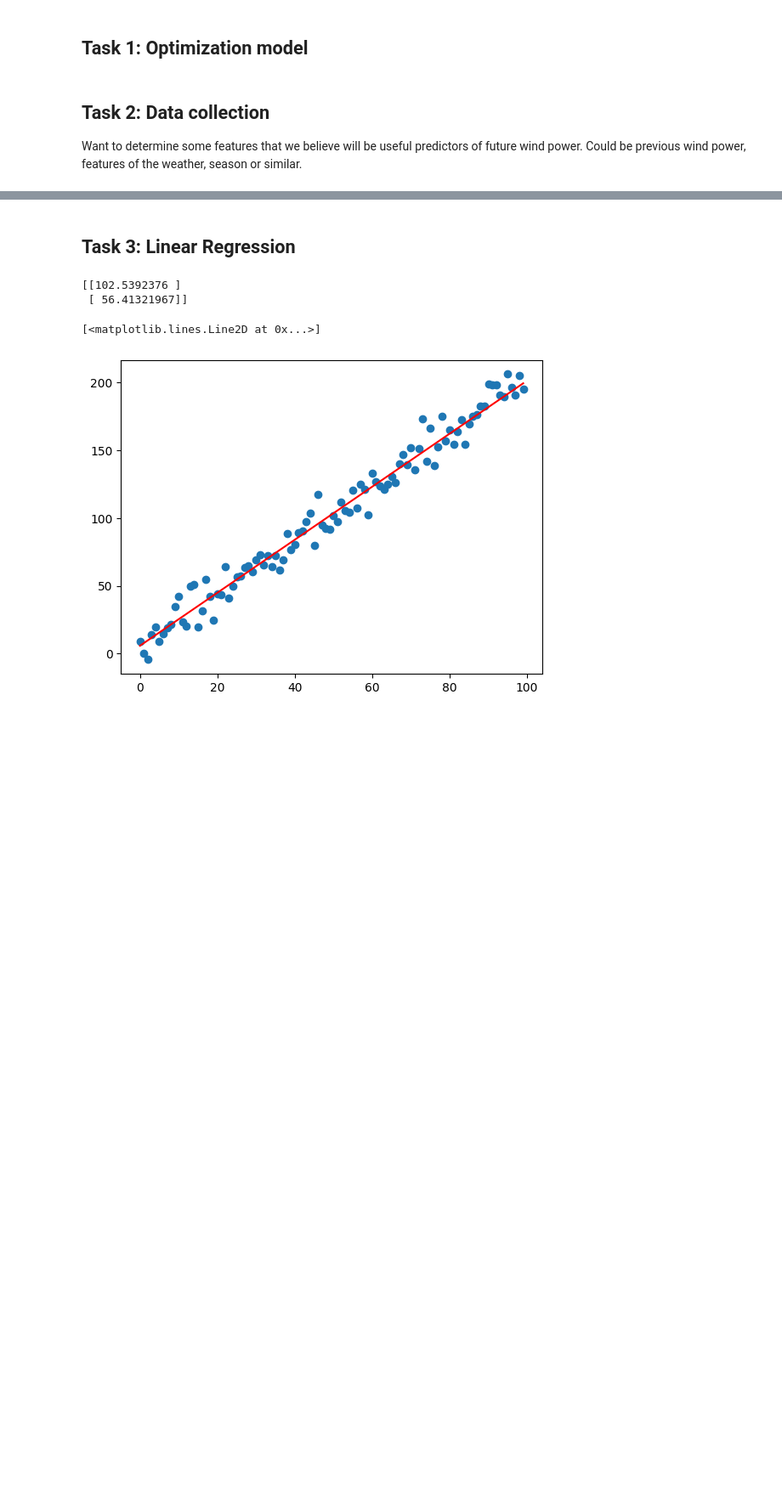
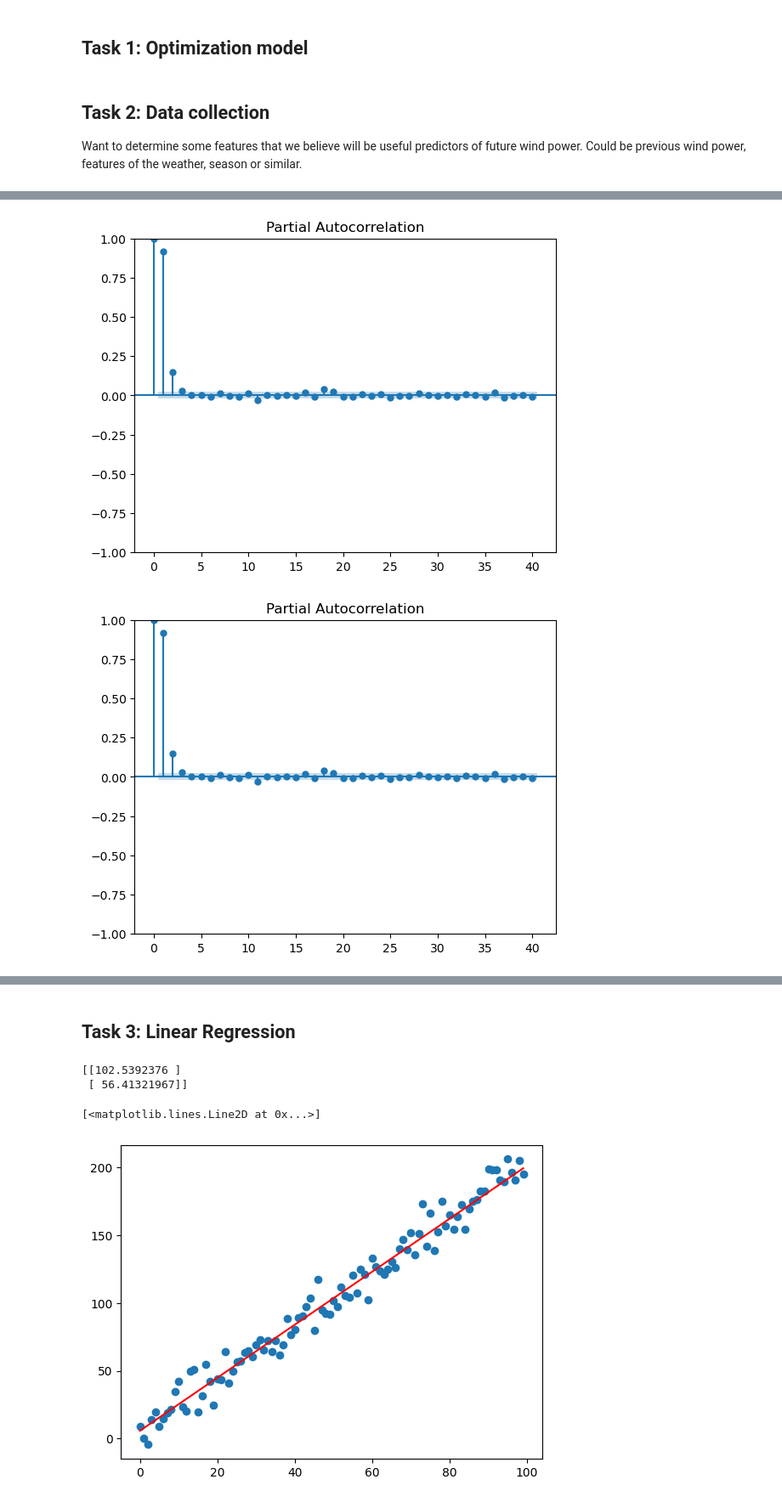
Before and after one commit to JacobSkaarup/46765_assignment1, a Jupyter notebook: main.ipynb, the cells around one changed output, grey strips where cells are left out. Shown at 85% size. Drawn from its saved outputs; the diff is of its cells as text; code cells hidden in the pictures; blank space fills up the shorter version.

```diff
--- a/main.ipynb
+++ b/main.ipynb
@@ -40,0 +92,6 @@ y_train, y_test = y[:split_index], y[split_index:]
+# %%
+from statsmodels.graphics import tsaplots
+tsaplots.plot_pacf(elprod)
+# %% [output]
+[figure, added]
+[figure, added]
```
Also changed, not shown: parts of 4 cells of this notebook.
